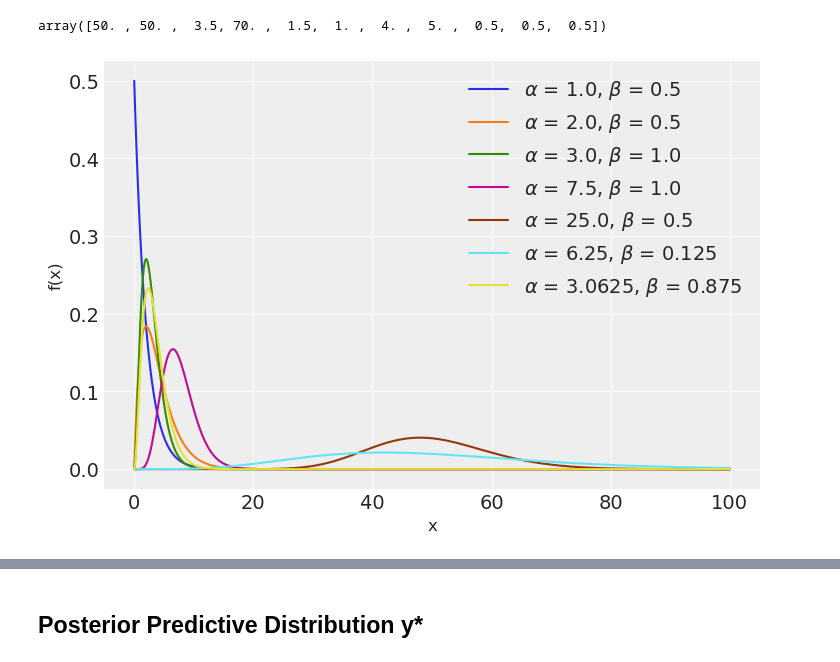
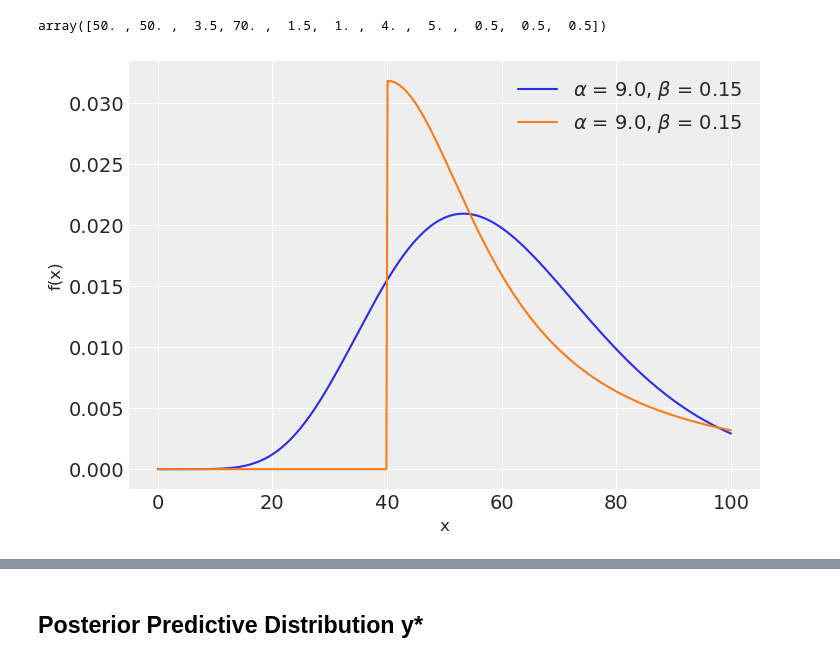
Before and after one commit to twilkening/ae8803, a Jupyter notebook: Assignment2-BuildGP/AE8803_assignment2_mcmc.ipynb, the cells around one changed output, grey strips where cells are left out. Cells and saved outputs as stored; diff of their text form; code cells hidden in the pictures.

```diff
--- a/Assignment2-BuildGP/AE8803_assignment2_mcmc.ipynb
+++ b/Assignment2-BuildGP/AE8803_assignment2_mcmc.ipynb
@@ -791,16 +791,22 @@ array([50. , 50. ,  3.5, 70. ,  1.5,  1. ,  4. ,  5. ,  0.5,  0.5,  0.5])
 # %%
 plt.style.use('arviz-darkgrid')
 x = np.linspace(0, 100, 500)
-mean = 50.
-var = 10.
-alphas = [1., 2., 3., 7.5, mean**2/var**2, mean**2/(2*var)**2, 3.5**2/2**2]
-betas = [.5, .5, 1., 1., mean/var**2, mean/(2*var)**2, 3.5/2**2]
+# mean = 50.
+# var = 10.
+# alphas = [1., 2., 3., 7.5, mean**2/var**2, mean**2/(2*var)**2, 3.5**2/2**2]
+# betas = [.5, .5, 1., 1., mean/var**2, mean/(2*var)**2, 3.5/2**2]
+mean = 60.
+var = 20.
+alphas = [mean**2/var**2]
+betas = [mean/var**2]
 for a, b in zip(alphas, betas):
     pdf = st.gamma.pdf(x, a, scale=1.0/b)
+    pdf2 = st.halfcauchy.pdf(x, loc=40, scale=20)
     plt.plot(x, pdf, label=r'$\alpha$ = {}, $\beta$ = {}'.format(a, b))
+    plt.plot(x, pdf2, label=r'$\alpha$ = {}, $\beta$ = {}'.format(a, b))
 plt.xlabel('x', fontsize=12)
 plt.ylabel('f(x)', fontsize=12)
 plt.legend(loc=1)
 plt.show()
 # %% [output]
-[figure, old version]
+[figure, new version]
```
Also changed, not shown: parts of 9 cells of this notebook.
